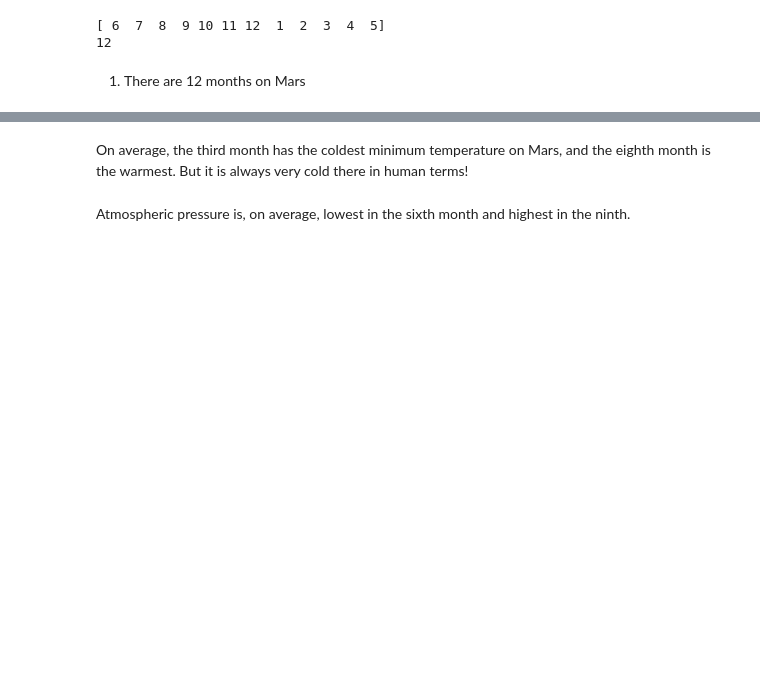
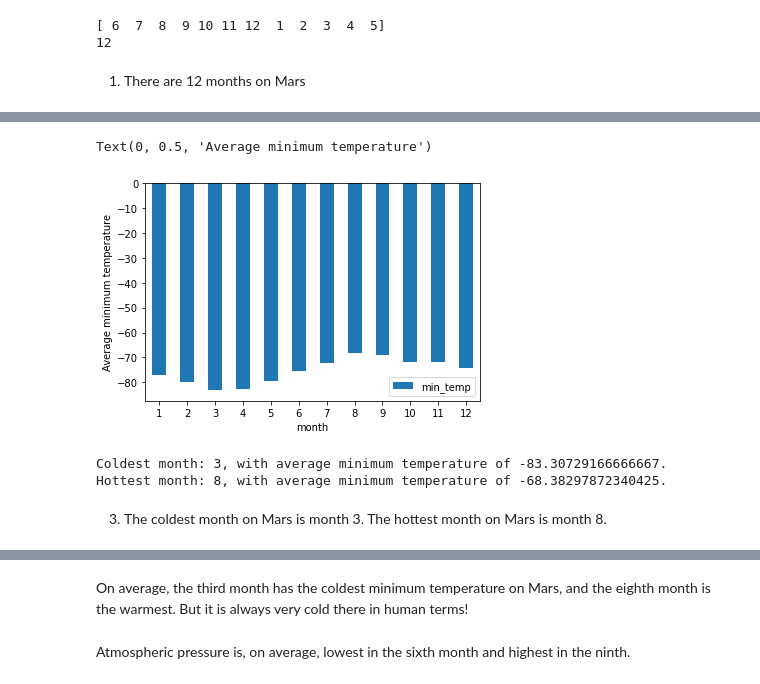
Before and after one commit to Borruu/Web-Scraping-Challenge, a Jupyter notebook: part_2_mars_weather.ipynb, the cells around one changed output, grey strips where cells are left out. Saved outputs shown, nothing was run; the diff lists cells and outputs as text; code cells hidden in the pictures; blank space fills up the shorter version.

Commit message:
part 2 plot temp, pressure graphs, answer all questions, export to csv

```diff
--- a/part_2_mars_weather.ipynb
+++ b/part_2_mars_weather.ipynb
@@ -198,2 +200,4 @@ Sol max:1977
 # %%
 # 3. What is the average low temperature by month?
+gr_month_df = df2.groupby('month').mean()
+print(gr_month_df['min_temp'])
@@ -200,2 +219,7 @@ Sol max:1977
 # %%
 # Plot the average temperature by month
+ax = gr_month_df.plot(kind='bar', y='min_temp', rot=0)
+plt.ylabel('Average minimum temperature')
+# %% [output]
+Text(0, 0.5, 'Average minimum temperature')
+[figure, added]
@@ -204,2 +226,23 @@ Sol max:1977
+# %%
+# Identify the coldest and hottest months in Curiosity's location
+# Get min and max temperatures from grouped df. Store in variables.
+coldest_month_temp = gr_month_df['min_temp'].min()
+hottest_month_temp = gr_month_df['min_temp'].max()
+
+# Sort grouped df by 'min_temp' column values. Reset index to move 'month' to a column.
+sorted_gr = gr_month_df.sort_values('min_temp')
+sorted_gr = sorted_gr.reset_index()
+
+# Extract coldest and hottest month values using iloc to target 'month' in first and last rows of sorted df. Store in variables.
+coldest_month = sorted_gr.iloc[0,0]
+hottest_month = sorted_gr.iloc[11,0]
+
+print('Coldest month: '+ str(coldest_month) + ', with average minimum temperature of '+ str(coldest_month_temp)+'.')
+print('Hottest month: '+ str(hottest_month) + ', with average minimum temperature of '+ str(hottest_month_temp)+'.')
+# %% [output]
+Coldest month: 3, with average minimum temperature of -83.30729166666667.
+Hottest month: 8, with average minimum temperature of -68.38297872340425.
+# %% [markdown]
+3. The coldest month on Mars is month 3. The hottest month on Mars is month 8.
 # %%
 # 4. Average pressure by Martian month
```
Also changed, not shown: parts of 18 cells of this notebook, 1 other file.
